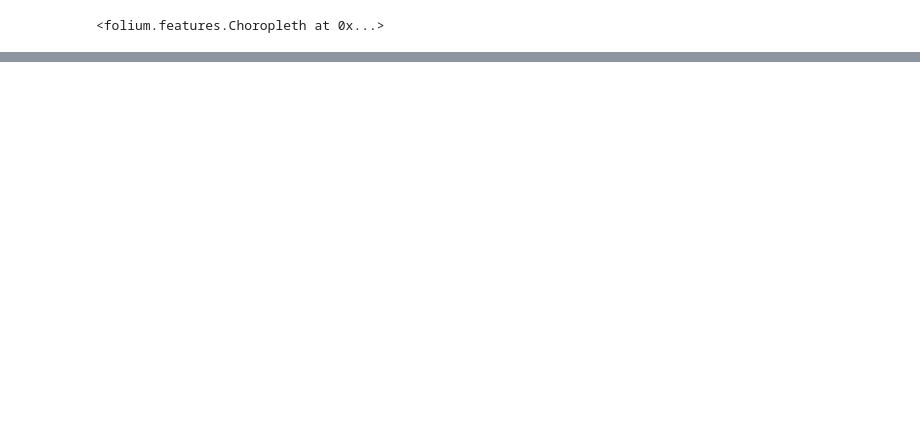
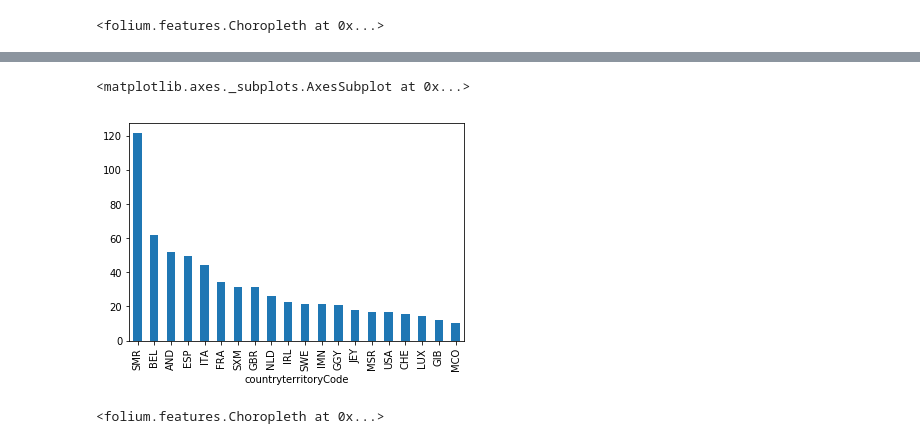
Before and after one commit to magei00/SocialData02806_2020, a Jupyter notebook: final_project/basic_map.ipynb, the cells around one changed output, grey strips where cells are left out. Cells and saved outputs as stored; diff of their text form; code cells hidden in the pictures; blank space fills up the shorter version.

```diff
--- a/final_project/basic_map.ipynb
+++ b/final_project/basic_map.ipynb
@@ -47,0 +126,7 @@ m
+# %%
+present_day_df_clean = present_day_df_clean.sort_values(by=['deaths_per_100k'], ascending=False)[:20]
+# %%
+present_day_df_clean['deaths_per_100k'].plot(kind='bar')
+# %% [output]
+<matplotlib.axes._subplots.AxesSubplot at 0x...>
+[figure, added]
@@ -47,0 +135,17 @@ m
+# %%
+m = folium.Map(location=[48, -102], zoom_start=3)
+folium.Choropleth(
+    geo_data=country_geo,
+    name='choropleth',
+    data=pop_dens_cleanest,
+    columns=[pop_dens_cleanest.index,'2018'],
+    key_on='properties.iso_a3',
+    fill_color='OrRd',
+    fill_opacity=0.5,
+    line_opacity=0.2,
+    legend_name='pop',
+    bins=bins,
+    reset=True
+).add_to(m)
+# %% [output]
+<folium.features.Choropleth at 0x...>
```
Also changed, not shown: parts of 18 cells of this notebook, 9 other files.
